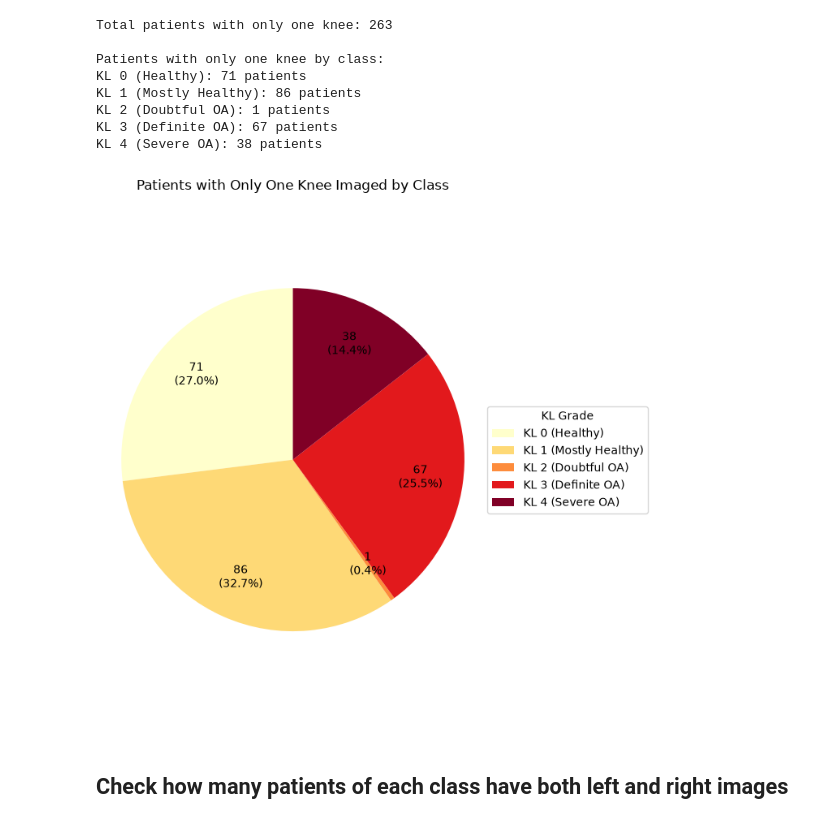
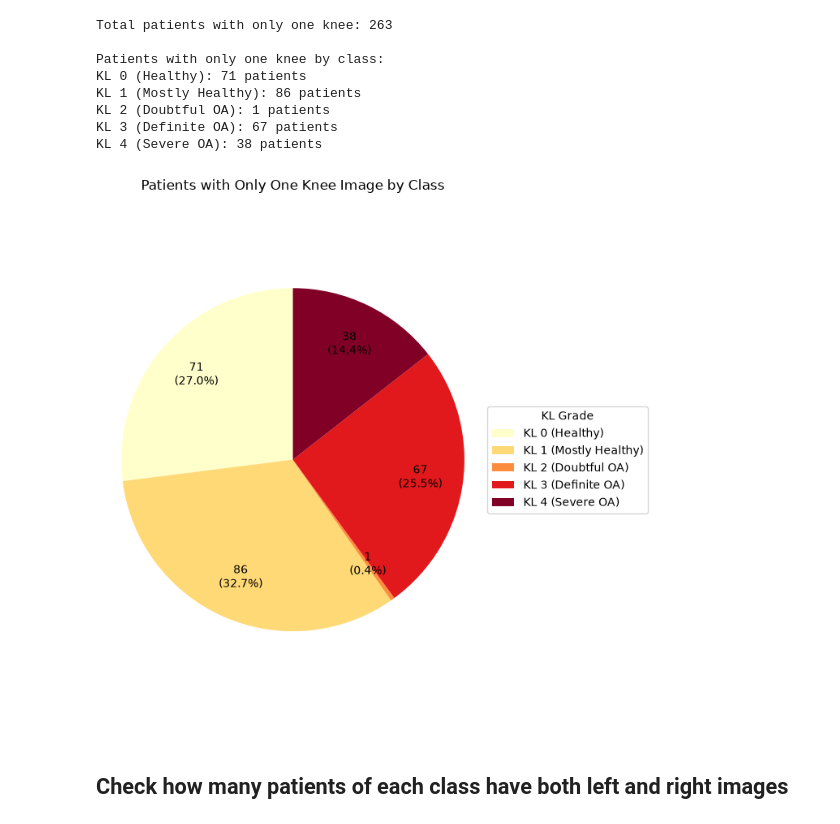
Before and after one commit to mikakia/knee_osteo, a Jupyter notebook: notebooks/eda.ipynb, the cells around one changed output. Drawn from its saved outputs; the diff is of its cells as text; code cells hidden in the pictures.

```diff
--- a/notebooks/eda.ipynb
+++ b/notebooks/eda.ipynb
@@ -160,22 +161,22 @@ KL 4 (Severe OA): 38 patients
 # %%
 counts = [only_one_class_counts.get(c, 0) for c in range(len(class_labels))]
 labels = [class_labels[c] for c in range(len(class_labels))]
 colors = plt.cm.YlOrRd([i/4 for i in range(5)])
 def make_autopct(values):
     def my_autopct(pct):
         count = round(pct * sum(values) / 100.0)
         return f'{count}\n({pct:.1f}%)'
     return my_autopct
 
 plt.figure(figsize=(7, 7))
 plt.pie(counts, autopct=make_autopct(counts), startangle=90, colors=colors, pctdistance=0.75)
 plt.legend(labels, title="KL Grade", loc="center left", bbox_to_anchor=(1, 0, 0.5, 1))
-plt.title('Patients with Only One Knee Imaged by Class')
+plt.title('Patients with Only One Knee Image by Class')
 plt.axis('equal')
 plt.tight_layout()
 plt.show()
 # %% [output]
-[figure, old version]
+[figure, new version]
 # %% [markdown]
 ## Check how many patients of each class have both left and right images
 # %%
```
Also changed, not shown: parts of 5 cells of this notebook.
